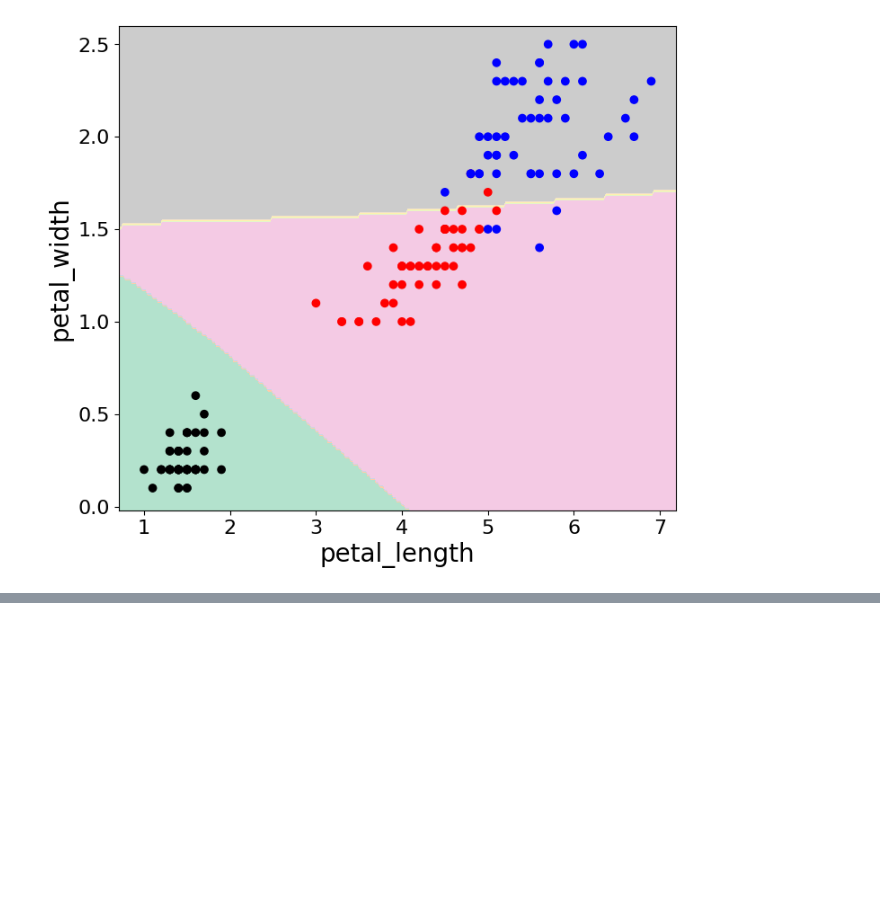
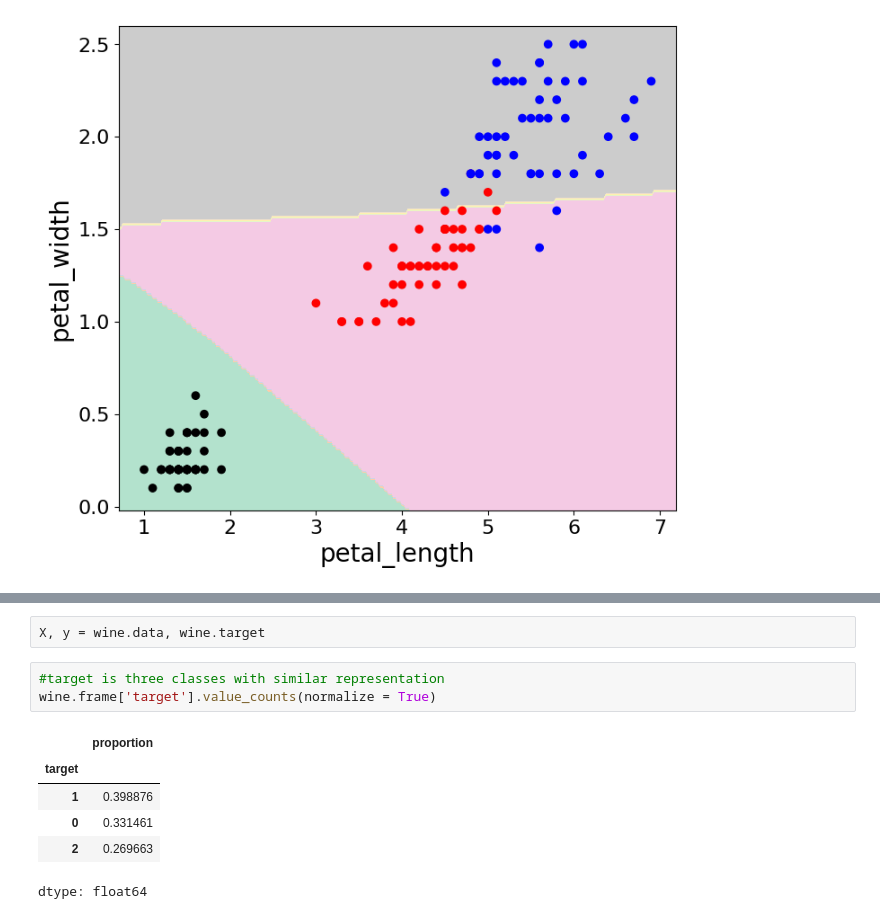
Before and after one commit to rezazamani2329/AIML-UC-Berkeley-Neural-Networks-1, a Jupyter notebook: neural_network1_UC_Berkelry_.ipynb, the cells around one changed output, grey strips where cells are left out. Saved outputs shown, nothing was run; the diff lists cells and outputs as text; blank space fills up the shorter version.

```diff
--- a/neural_network1_UC_Berkelry_.ipynb
+++ b/neural_network1_UC_Berkelry_.ipynb
@@ -641,0 +709,12 @@ plot_region_scatter(model)
+# %%
+X, y = wine.data, wine.target
+# %%
+#target is three classes with similar representation
+wine.frame['target'].value_counts(normalize = True)
+# %% [output]
+|  | proportion |
+| target |  |
+| 1 | 0.398876 |
+| 0 | 0.331461 |
+| 2 | 0.269663 |
+dtype: float64
```
Also changed, not shown: parts of 21 cells of this notebook.
